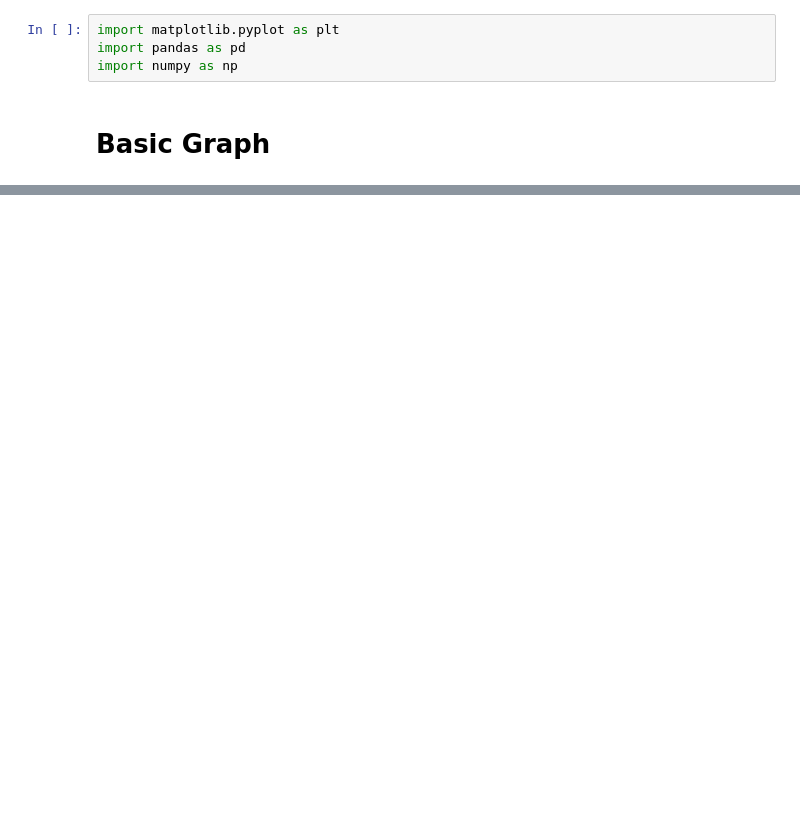
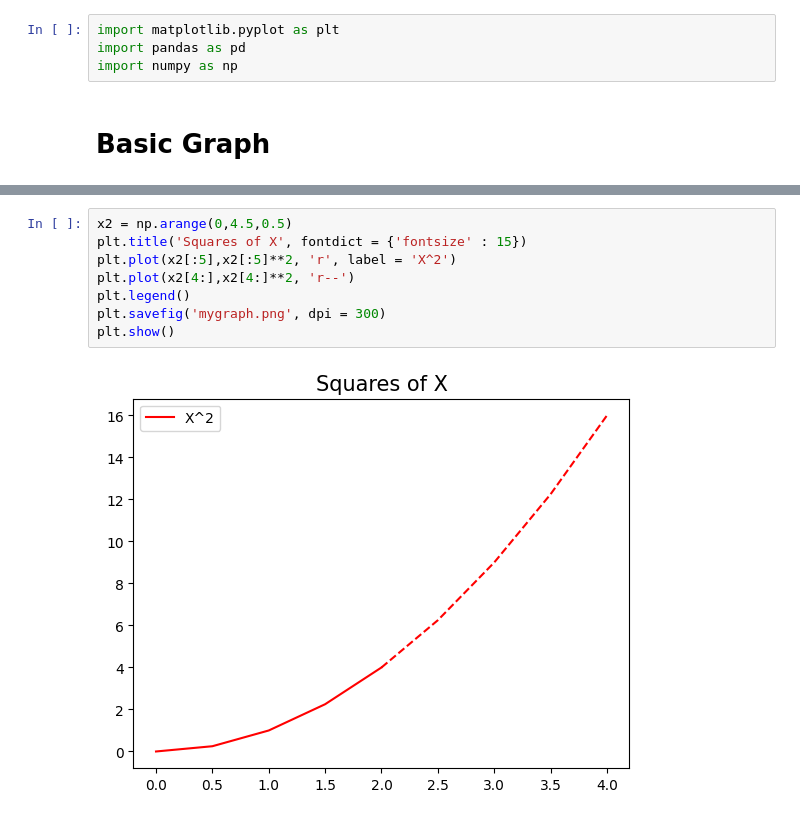
Before and after one commit to DataZenSomaiya/14_days_challenge, a Jupyter notebook: rewa/MatPlotLib.ipynb, the cells around one changed output, grey strips where cells are left out. Saved outputs shown, nothing was run; the diff lists cells and outputs as text; blank space fills up the shorter version.

```diff
--- a/rewa/MatPlotLib.ipynb
+++ b/rewa/MatPlotLib.ipynb
@@ -36,3 +38,13 @@ plt.title('Marks Comparison')
 plt.show()
 # %% [output]
 [figure]
+# %%
+x2 = np.arange(0,4.5,0.5)
+plt.title('Squares of X', fontdict = {'fontsize' : 15})
+plt.plot(x2[:5],x2[:5]**2, 'r', label = 'X^2')
+plt.plot(x2[4:],x2[4:]**2, 'r--')
+plt.legend()
+plt.savefig('mygraph.png', dpi = 300)
+plt.show()
+# %% [output]
+[figure, added]
```
Also changed, not shown: parts of 4 cells of this notebook.
